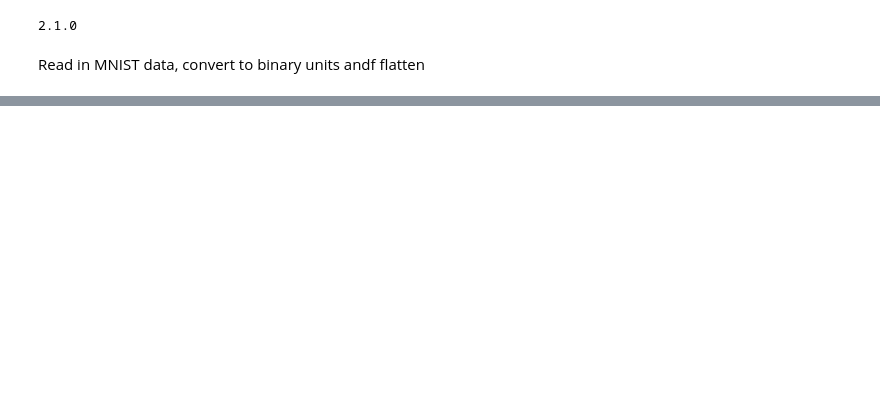
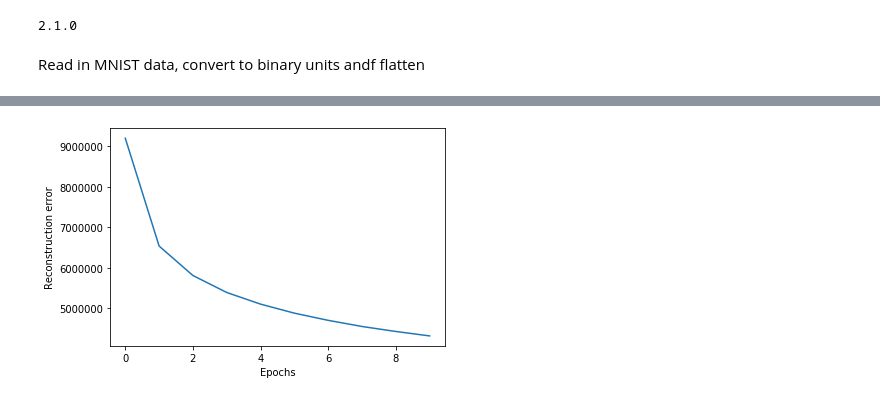
Before and after one commit to adammoss/MLiS2, a Jupyter notebook: examples/unsupervised/rbm.ipynb, the cells around one changed output, grey strips where cells are left out. Drawn from its saved outputs; the diff is of its cells as text; code cells hidden in the pictures; blank space fills up the shorter version.

```diff
--- a/examples/unsupervised/rbm.ipynb
+++ b/examples/unsupervised/rbm.ipynb
@@ -126 +100,8 @@ array([[0., 0., 0., ..., 0., 0., 0.],
+# %%
+plt.plot(loss)
+plt.xlabel('Epochs')
+plt.ylabel('Reconstruction error')
+plt.show()
+# %% [output]
+[figure, added]
 # %%
```
Also changed, not shown: parts of 14 cells of this notebook.
